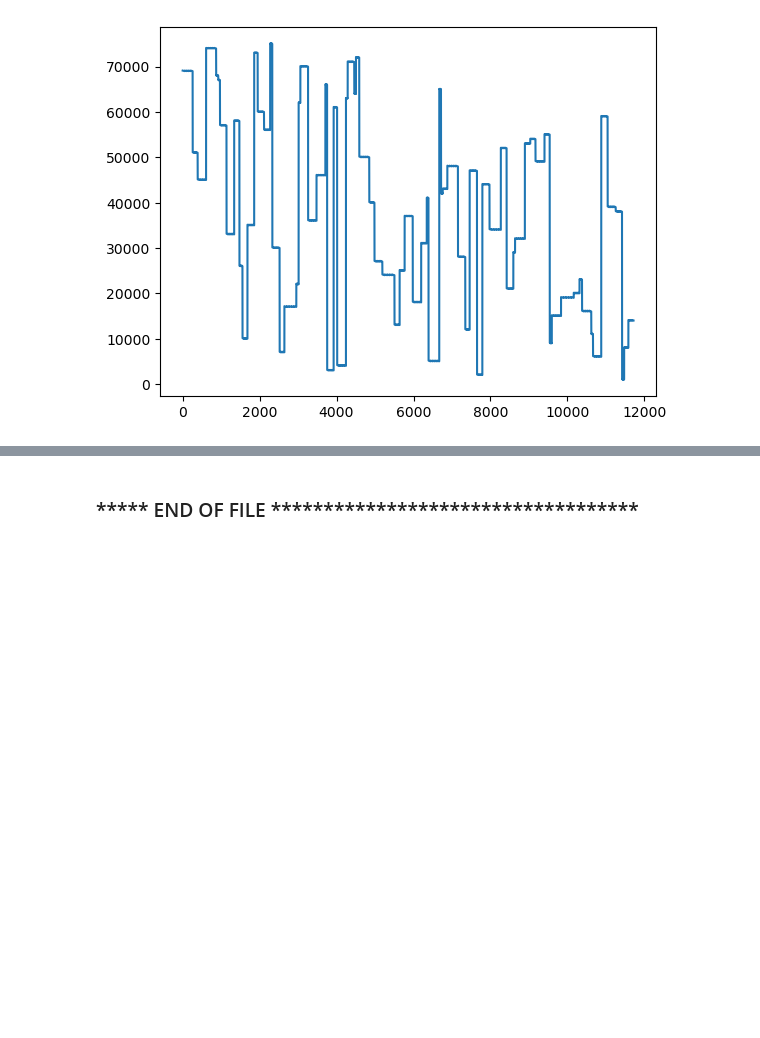
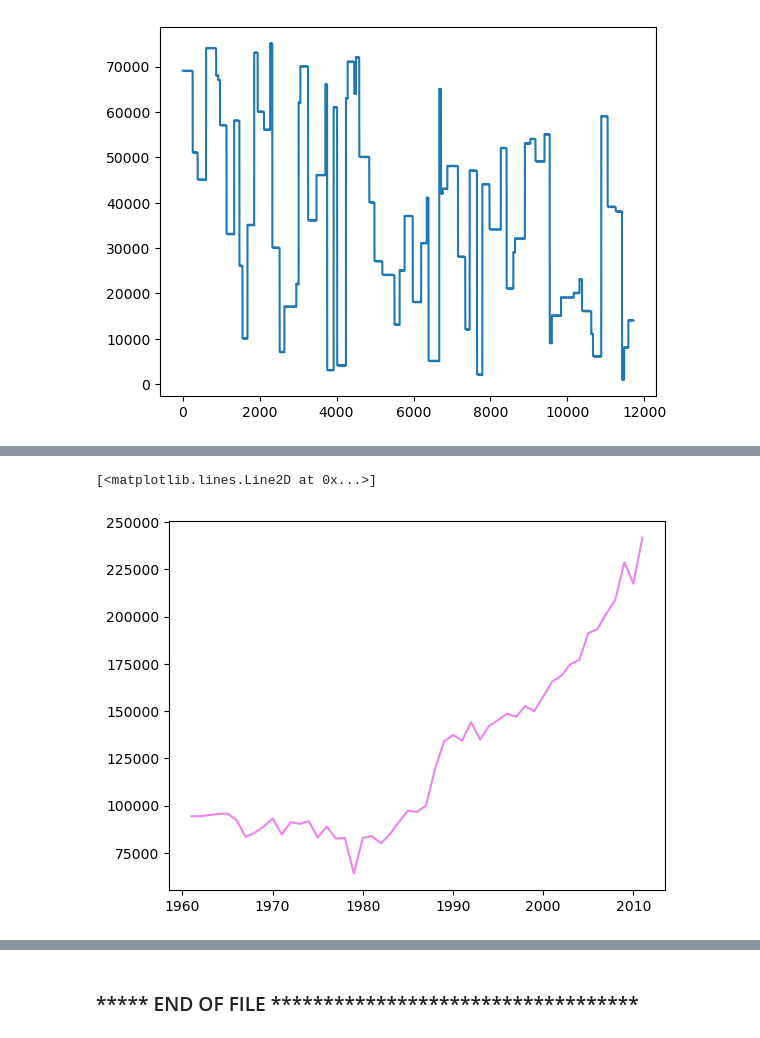
Before and after one commit to siso-team/ML-ELearning-FebMar2023, a Jupyter notebook: EClass_Works/2_ML_DataPreparation_PyTools.ipynb, the cells around one changed output, grey strips where cells are left out. Drawn from its saved outputs; the diff is of its cells as text; code cells hidden in the pictures; blank space fills up the shorter version.

```diff
--- a/EClass_Works/2_ML_DataPreparation_PyTools.ipynb
+++ b/EClass_Works/2_ML_DataPreparation_PyTools.ipynb
@@ -45,0 +358,5 @@ plt.plot(df['Unit'])
+# %%
+plt.plot(maize_filtered_df['Year AD'], maize_filtered_df['Production In 1000 dollars'], color='violet', label='Maize')
+# %% [output]
+[<matplotlib.lines.Line2D at 0x...>]
+[figure, added]
```
Also changed, not shown: parts of 60 cells of this notebook, 2 other files.
